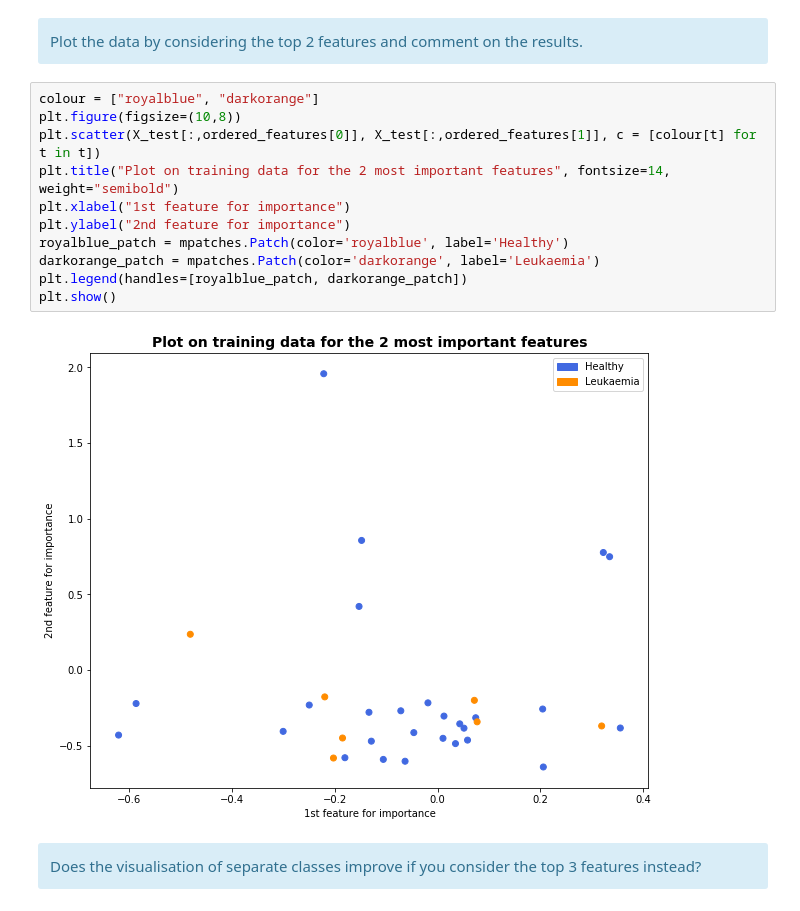
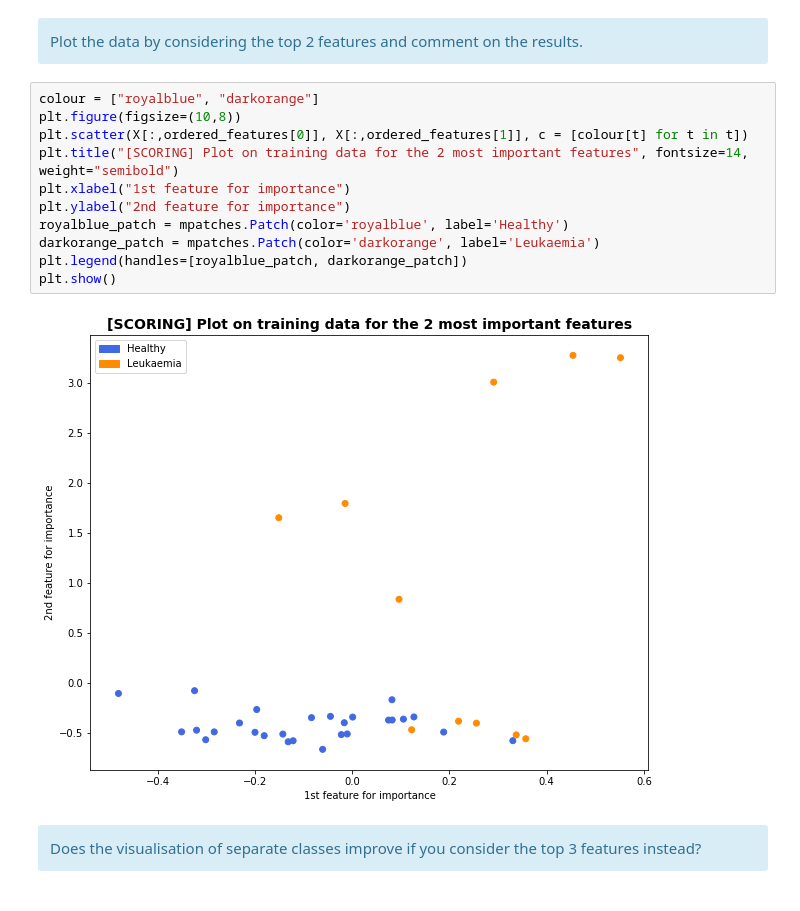
Before and after one commit to claudioscalzo/asi, a Jupyter notebook: projection.ipynb, the cells around one changed output. Cells and saved outputs as stored; diff of their text form.

```diff
--- a/projection.ipynb
+++ b/projection.ipynb
@@ -110,16 +110,16 @@ Plot the data by considering the top 2 features and comment on the results.
 # %%
 colour = ["royalblue", "darkorange"]
 plt.figure(figsize=(10,8))
-plt.scatter(X_test[:,ordered_features[0]], X_test[:,ordered_features[1]], c = [colour[t] for t in t])
-plt.title("Plot on training data for the 2 most important features", fontsize=14, weight="semibold")
+plt.scatter(X[:,ordered_features[0]], X[:,ordered_features[1]], c = [colour[t] for t in t])
+plt.title("[SCORING] Plot on training data for the 2 most important features", fontsize=14, weight="semibold")
 plt.xlabel("1st feature for importance")
 plt.ylabel("2nd feature for importance")
 royalblue_patch = mpatches.Patch(color='royalblue', label='Healthy')
 darkorange_patch = mpatches.Patch(color='darkorange', label='Leukaemia')
 plt.legend(handles=[royalblue_patch, darkorange_patch])
 plt.show()
 # %% [output]
-[figure, old version]
+[figure, new version]
 # %% [markdown]
 <div class="alert alert-info">
 Does the visualisation of separate classes improve if you consider the top 3 features instead?</div>
```
Also changed, not shown: parts of 8 cells of this notebook, 1 other file.
